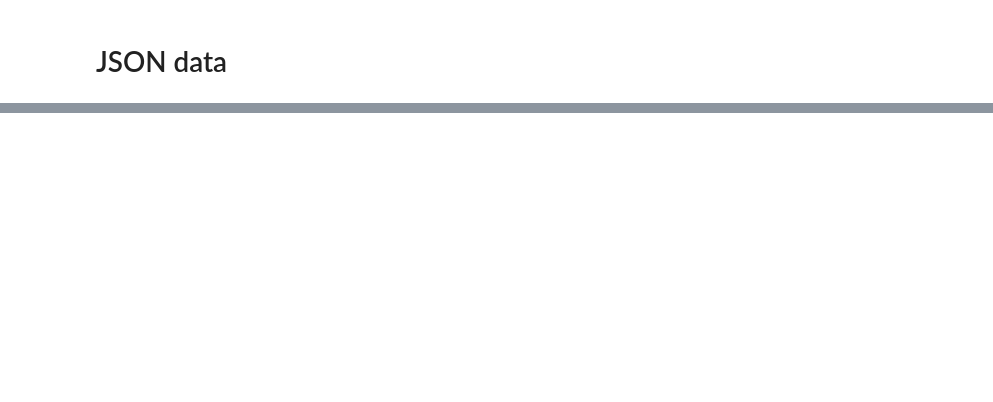
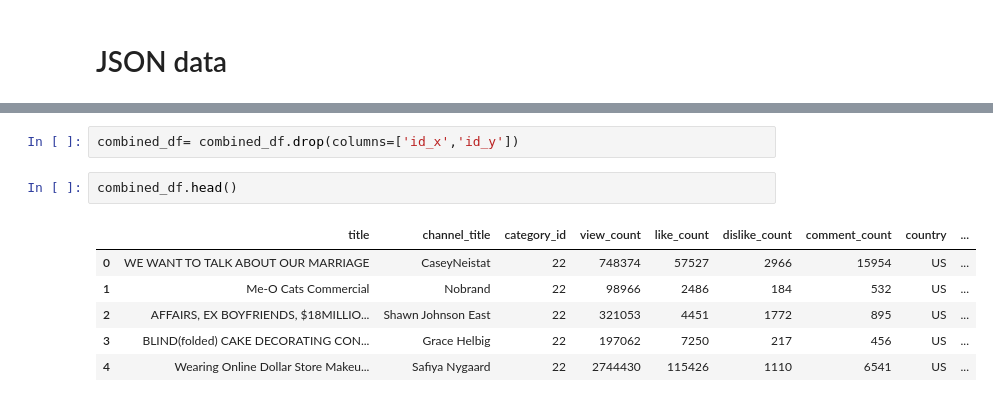
Before and after one commit to ratikachauhan/ETL-Project2-PSR, a Jupyter notebook: Jupyter Notebooks/Data Cleanup.ipynb, the cells around one changed output, grey strips where cells are left out. Saved outputs shown, nothing was run; the diff lists cells and outputs as text; blank space fills up the shorter version.

```diff
--- a/Jupyter Notebooks/Data Cleanup.ipynb
+++ b/Jupyter Notebooks/Data Cleanup.ipynb
@@ -71,0 +215,11 @@ categories
+# %%
+combined_df= combined_df.drop(columns=['id_x','id_y'])
+# %%
+combined_df.head()
+# %% [output]
+|  | title | channel_title | category_id | view_count | like_count | dislike_count | comment_count | country | ... |
+| 0 | WE WANT TO TALK ABOUT OUR MARRIAGE | CaseyNeistat | 22 | 748374 | 57527 | 2966 | 15954 | US | ... |
+| 1 | Me-O Cats Commercial | Nobrand | 22 | 98966 | 2486 | 184 | 532 | US | ... |
+| 2 | AFFAIRS, EX BOYFRIENDS, $18MILLIO... | Shawn Johnson East | 22 | 321053 | 4451 | 1772 | 895 | US | ... |
+| 3 | BLIND(folded) CAKE DECORATING CON... | Grace Helbig | 22 | 197062 | 7250 | 217 | 456 | US | ... |
+| 4 | Wearing Online Dollar Store Makeu... | Safiya Nygaard | 22 | 2744430 | 115426 | 1110 | 6541 | US | ... |
```
Also changed, not shown: parts of 35 cells of this notebook, 3 other files.
